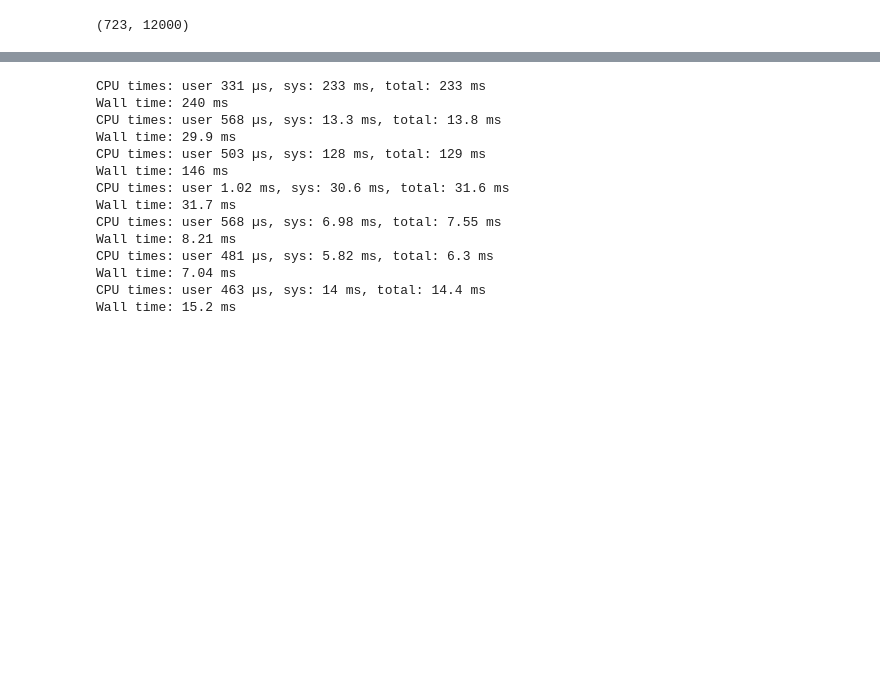
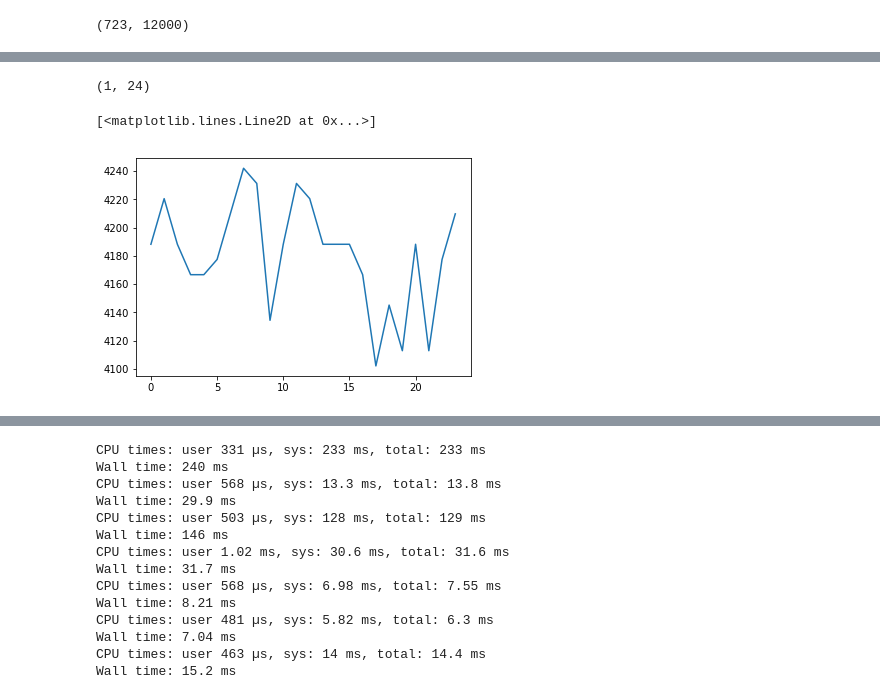
Before and after one commit to AvneeshSarwate/klustr, a Jupyter notebook: audioNotebooks/Samples to Standard MIR Features.ipynb, the cells around one changed output, grey strips where cells are left out. Cells and saved outputs as stored; diff of their text form; code cells hidden in the pictures; blank space fills up the shorter version.

```diff
--- a/audioNotebooks/Samples to Standard MIR Features.ipynb
+++ b/audioNotebooks/Samples to Standard MIR Features.ipynb
@@ -74,0 +96,9 @@ print (centroid)
+# %%
+spectral_rolloff = librosa.feature.spectral_rolloff(y=crash)
+print(spectral_rolloff.shape)
+plt.figure()
+plt.plot(spectral_rolloff.T)
+# %% [output]
+(1, 24)
+[<matplotlib.lines.Line2D at 0x...>]
+[figure, added]
```
Also changed, not shown: parts of 11 cells of this notebook.
